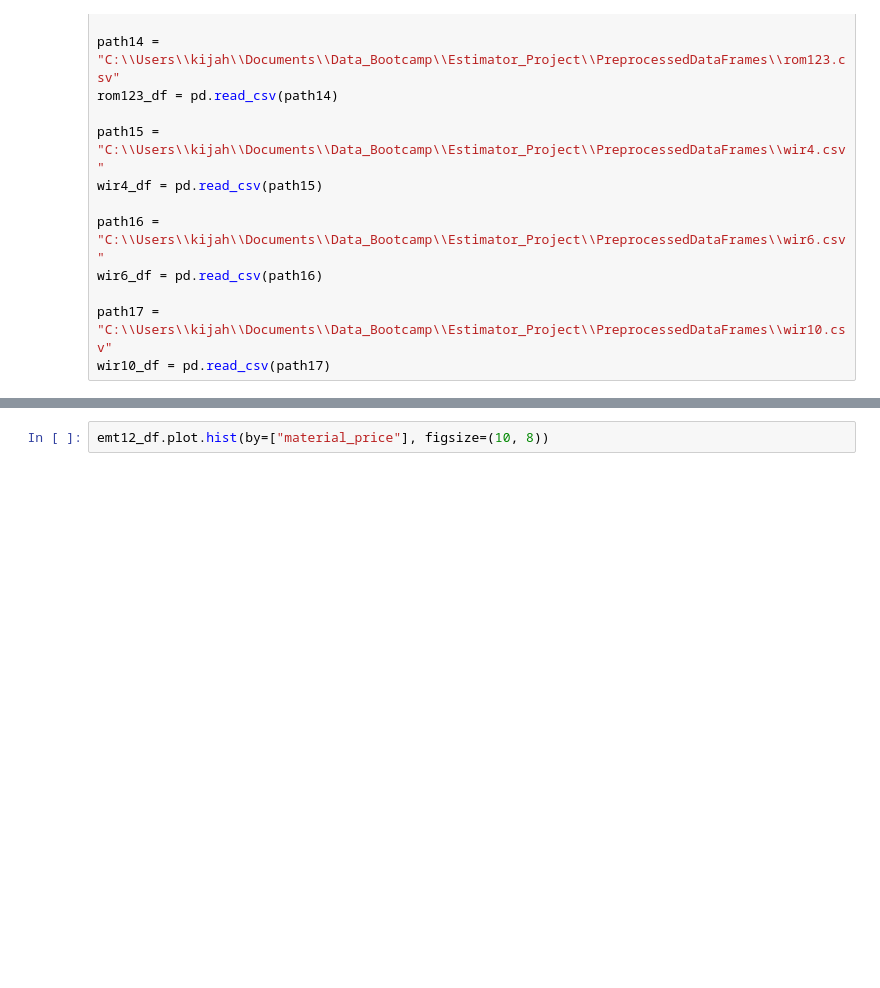
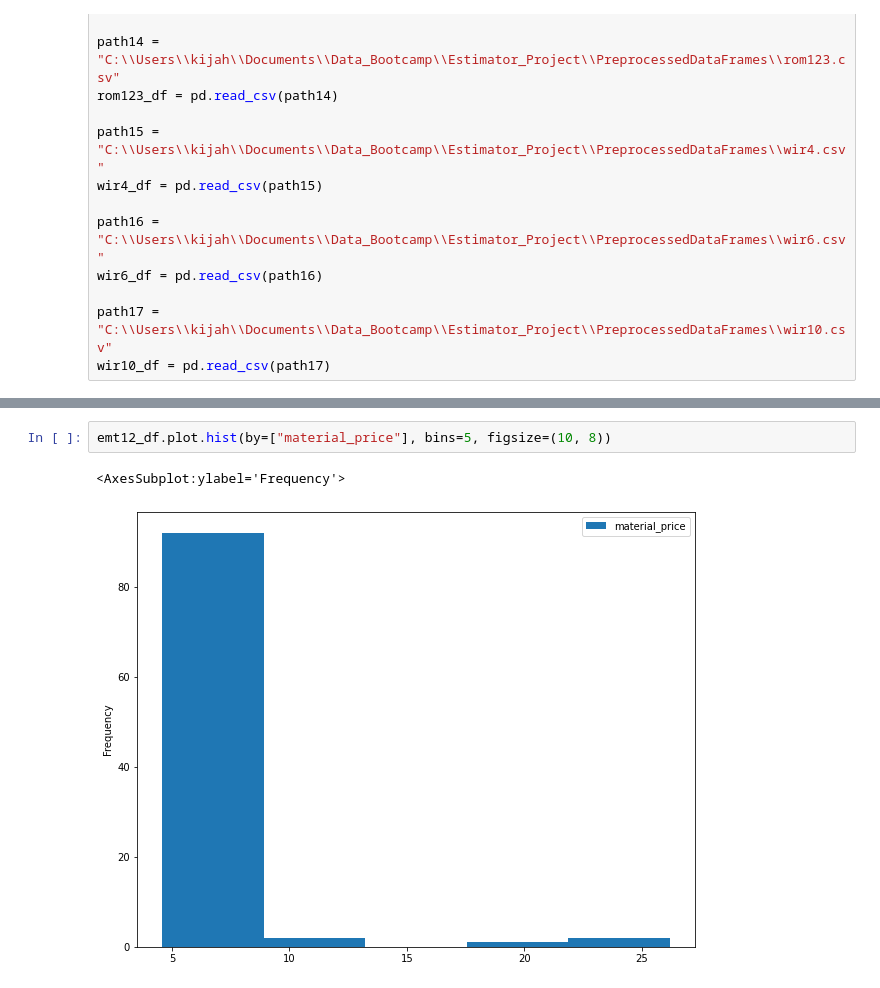
Before and after one commit to thegreatkeej/Estimator_Project, a Jupyter notebook: Resources/Machine_Learning.ipynb, the cells around one changed output, grey strips where cells are left out. Drawn from its saved outputs; the diff is of its cells as text; blank space fills up the shorter version.

```diff
--- a/Resources/Machine_Learning.ipynb
+++ b/Resources/Machine_Learning.ipynb
@@ -149,2 +157,5 @@ shapiro_table
 # %%
-emt12_df.plot.hist(by=["material_price"], figsize=(10, 8))
+emt12_df.plot.hist(by=["material_price"], bins=5, figsize=(10, 8))
+# %% [output]
+<AxesSubplot:ylabel='Frequency'>
+[figure, added]
```
Also changed, not shown: parts of 14 cells of this notebook, 30 other files.
